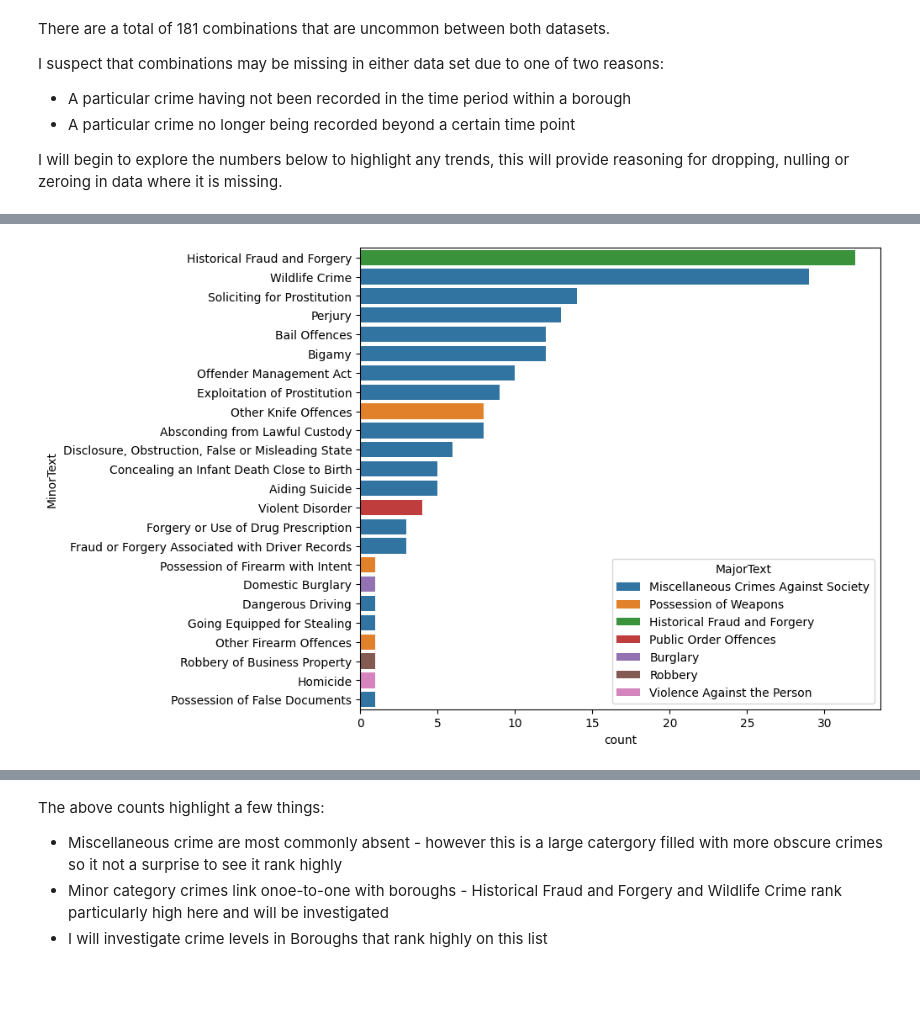
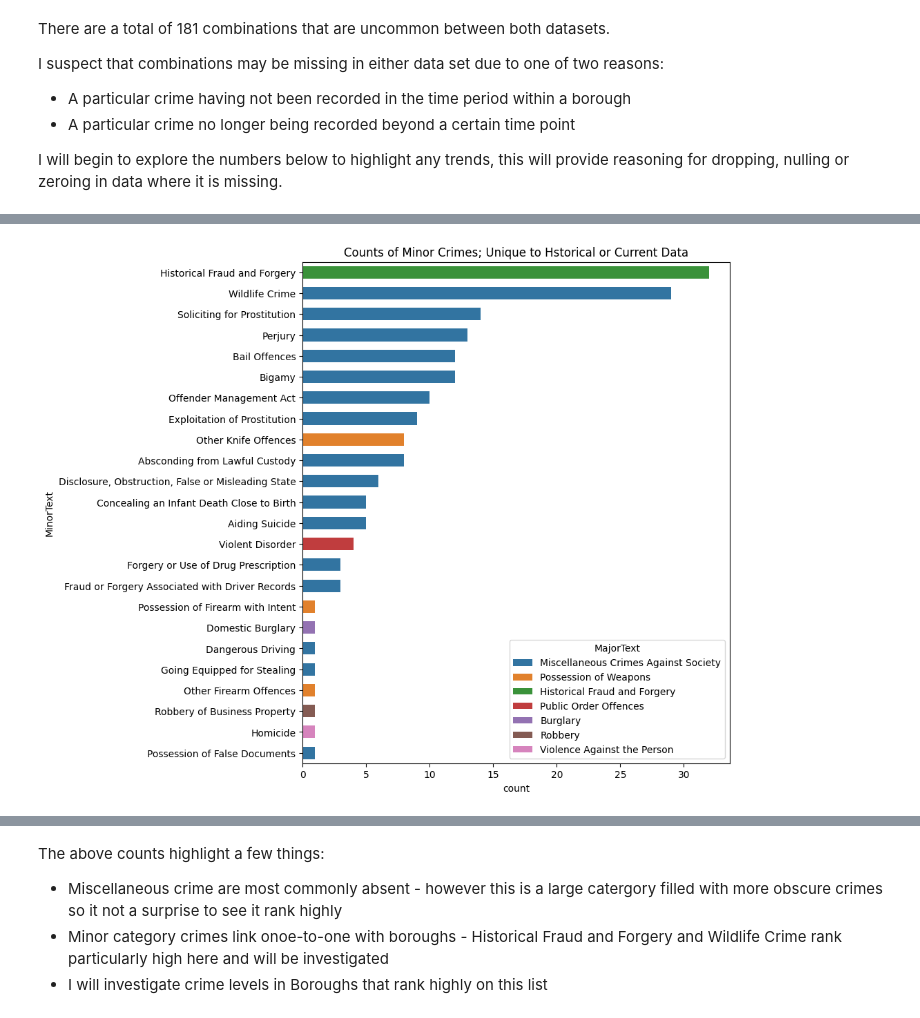
Before and after one commit to JamieW365/londoncrime, a Jupyter notebook: notebooks/exploratory/jw_1.ipynb, the cells around one changed output, grey strips where cells are left out. Cells and saved outputs as stored; diff of their text form; code cells hidden in the pictures; blank space fills up the shorter version.

```diff
--- a/notebooks/exploratory/jw_1.ipynb
+++ b/notebooks/exploratory/jw_1.ipynb
@@ -212,6 +215,7 @@ df_unique['MajorText'].value_counts(ascending=True).plot(kind='barh', figsize=(1
 # %%
-fig, ax = plt.subplots(figsize=(10,6), constrained_layout=True)
-sns.countplot(y='MinorText', data=df_unique, hue='MajorText', order=df_unique['MinorText'].value_counts().index);
+fig, ax = plt.subplots(figsize=(10,df_unique['MinorText'].nunique()/3), constrained_layout=True)
+ax.set_title('Counts of Minor Crimes; Unique to Hstorical or Current Data')
+sns.countplot(y='MinorText', data=df_unique, hue='MajorText', order=df_unique['MinorText'].value_counts().index, width=0.6);
 # %% [output]
-[figure, old version]
+[figure, new version]
 # %%
```
Also changed, not shown: parts of 12 cells of this notebook.
